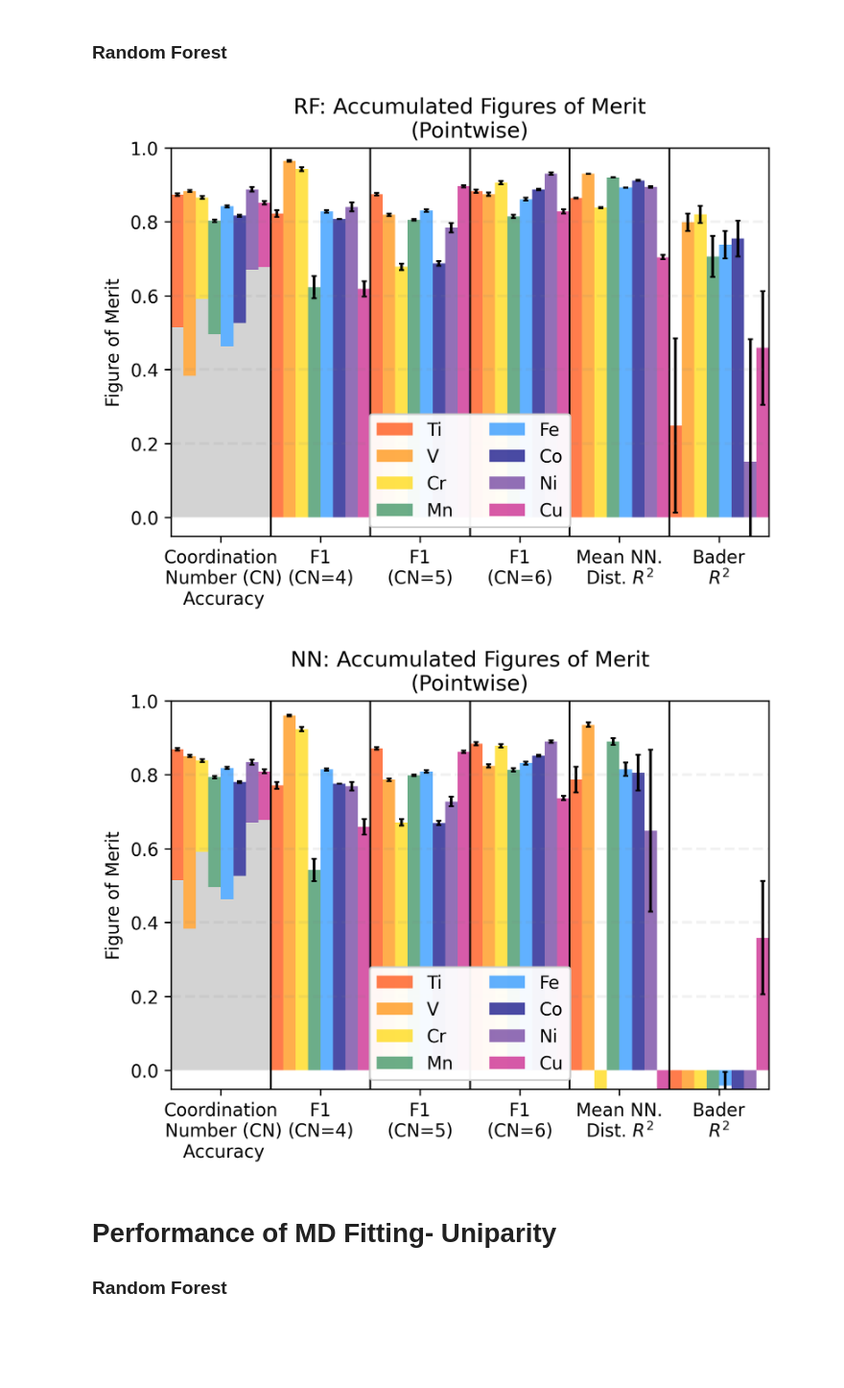
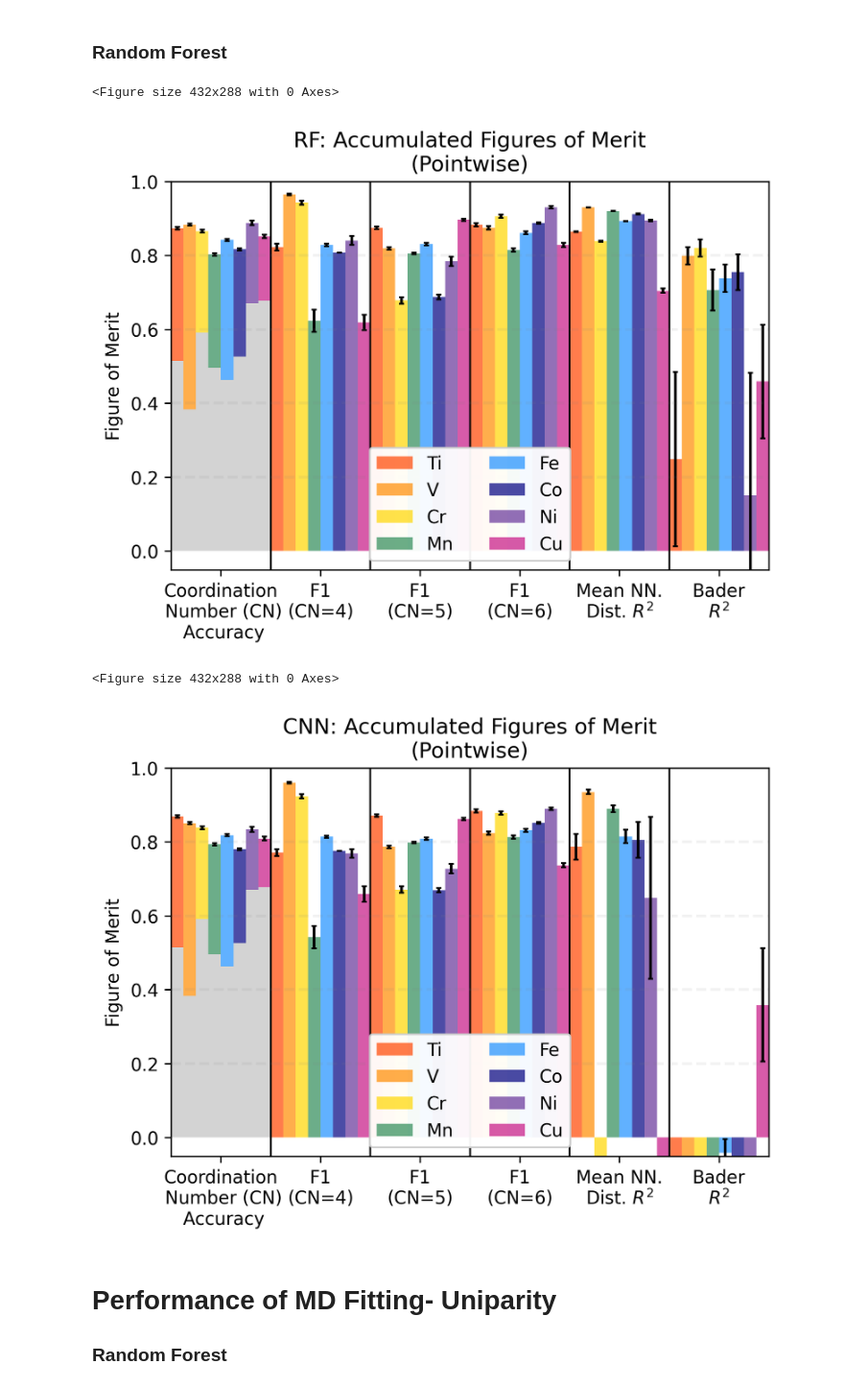
Before and after one commit to fengchenLBL/trixs-dl-models, a Jupyter notebook: Train_Run_DL_Models_CNN.ipynb, the cells around one changed output. Shown at 96% size. Cells and saved outputs as stored; diff of their text form; code cells hidden in the pictures; blank space fills up the shorter version.

```diff
--- a/Train_Run_DL_Models_CNN.ipynb
+++ b/Train_Run_DL_Models_CNN.ipynb
@@ -949,6 +949,7 @@ pandas.read_csv(figure_write_folder+'/pointwise_table_{}_nn.csv'.format(norm_str
 # %% [markdown]
 ### Random Forest
 # %%
+plt.clf()
 plt.figure(dpi=300)
 for pj, pair in enumerate(target_elements_groups):
 
@@ -993,5 +994,6 @@ plt.title("RF: Accumulated Figures of Merit\n(Pointwise)")
 plt.legend(loc='lower center',ncol=2,framealpha=.95)
 plt.savefig(f'{figure_write_folder}/{norm_str}_all_perf.svg',format='svg',dpi=300,bbox_inches='tight',transprent=True)
 # %% [output]
+<Figure size 432x288 with 0 Axes>
 [figure]
 # %%
@@ -999,4 +1001,5 @@ plt.savefig(f'{figure_write_folder}/{norm_str}_all_perf.svg',format='svg',dpi=30
 # %%
+plt.clf()
 plt.figure(dpi=300)
 for pj, pair in enumerate(target_elements_groups):
 
@@ -1016,35 +1019,36 @@ for pj, pair in enumerate(target_elements_groups):
            yerr = deviations_nn[str(pair)+'-Coord-F1'][2]/100,capsize=1.5)
 
     plt.bar(pj+.5+4*8,accuracies_nn[str(pair)+'-MeanDist']/100,color=colors_by_pair[pair],width=1,alpha=.7,
            yerr =  deviations_nn[str(pair)+'-MeanDist']/100,capsize=1.5)
 
     plt.bar(pj+.5+5*8,accuracies_nn[str(pair)+'-Bader']/100,color=colors_by_pair[pair],width=1,alpha=.7,
            yerr =  deviations_nn[str(pair)+'-Bader']/100,capsize=1.5)
 
 
 
 
 for i in [0,8,16,24,32,40]:
     plt.axvline(i,color='black',lw=1,ls='-')
 
 for i in [.2,.4,.6,.8]:
     plt.axhline(i,color='gray',ls='--',alpha=.1)
 
 plt.xticks([8*i+4  for i in range(0,6)],
                 labels=['Coordination\n Number (CN)\n Accuracy', 'F1\n(CN=4)', 'F1\n(CN=5)', 'F1\n(CN=6)',
                                       'Mean NN.\nDist. $R^2$','Bader\n$R^2$'],)
 plt.xticks()
 plt.xlim(-0,6*7+6)
 plt.ylim(-0.05,1.0000001)
 plt.ylabel('Figure of Merit')
 
 
-plt.title("NN: Accumulated Figures of Merit\n(Pointwise)")
+plt.title("CNN: Accumulated Figures of Merit\n(Pointwise)")
 
 plt.legend(loc='lower center',ncol=2,framealpha=.95)
 plt.savefig(f'{figure_write_folder}/{norm_str}_all_perf_nn.svg',format='svg',dpi=300,bbox_inches='tight',transprent=True)
 # %% [output]
+<Figure size 432x288 with 0 Axes>
-[figure, old version]
+[figure, new version]
 # %% [markdown]
 # Performance of MD Fitting- Uniparity
 ### Random Forest
```
Also changed, not shown: parts of 8 cells of this notebook, 7 other files.
